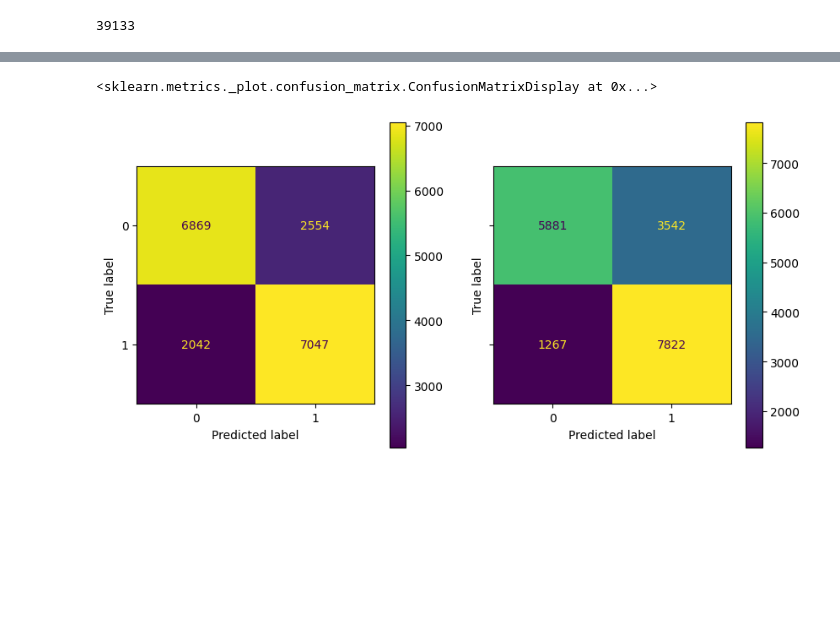
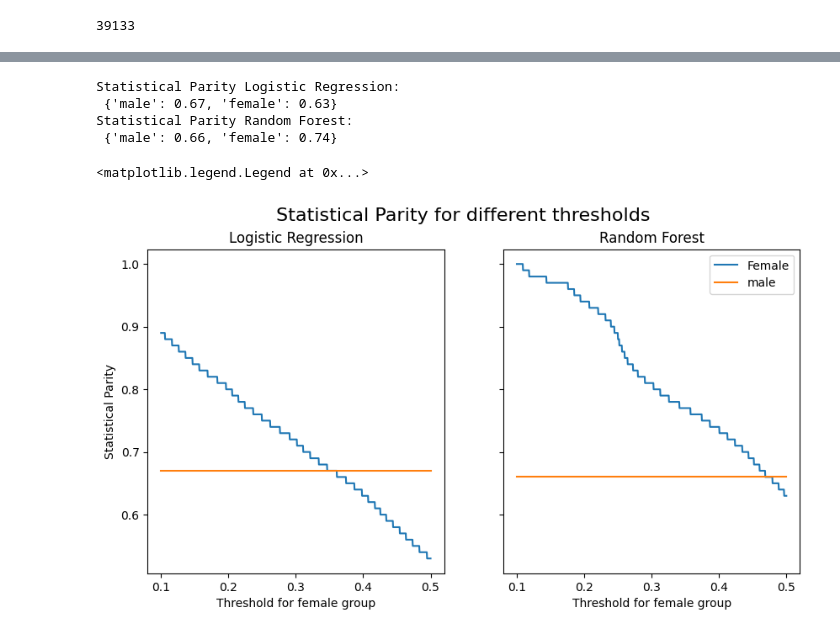
Before and after one commit to TheJarmanitor/algorithmic_fairness_2024, a Jupyter notebook: Handin_1/afae24-assignment-01-template.ipynb, the cells around one changed output, grey strips where cells are left out. Drawn from its saved outputs; the diff is of its cells as text; code cells hidden in the pictures; blank space fills up the shorter version.

```diff
--- a/Handin_1/afae24-assignment-01-template.ipynb
+++ b/Handin_1/afae24-assignment-01-template.ipynb
@@ -419,3 +378,5 @@ Accuracy:  0.7632228122256136
 # %%
 cm_log_post_male = confusion_matrix(y_test[group_test == 1], y_pred_log_post[group_test==1])
 cm_log_post_female = confusion_matrix(y_test[group_test == 2], y_pred_log_post[group_test==2])
+cm_clf_post_male = confusion_matrix(y_test[group_test == 1], y_pred_clf_post[group_test==1])
+cm_clf_post_female = confusion_matrix(y_test[group_test == 2], y_pred_clf_post[group_test==2])
@@ -454,8 +383,64 @@ print(equalized_odds_log_post)
-# %%
-confusion_matrix_post_female = confusion_matrix(y_test_female, y_pred_logR_female_post)
-
-
-fig, ax = plt.subplots(1,2, figsize=(10,5), sharex=True, sharey=True)
-# %% [output]
-<sklearn.metrics._plot.confusion_matrix.ConfusionMatrixDisplay at 0x...>
-[figure, removed]
+# %%
+statistical_parity_post_log = {
+    "male" : round(cm_log_post_male.sum(axis=0)[1]/len(y_test[group_test == 1]),2),
+    "female" : round(cm_log_post_female.sum(axis=0)[1]/len(y_test[group_test == 2]),2)
+}
+
+
+statistical_parity_clf = {
+    "male" : round(cm_clf_post_male.sum(axis=0)[1]/len(y_test[group_test == 1]),2),
+    "female" : round(cm_clf_post_female.sum(axis=0)[1]/len(y_test[group_test == 2]),2)
+}
+
+
+print("Statistical Parity Logistic Regression: \n", statistical_parity_post_log)
+print("Statistical Parity Random Forest: \n", statistical_parity_clf)
+# %% [output]
+Statistical Parity Logistic Regression:
+ {'male': 0.67, 'female': 0.63}
+Statistical Parity Random Forest:
+ {'male': 0.66, 'female': 0.74}
+# %%
+threshold_points = np.linspace(0.1,0.5,1000)
+
+statistical_parity_post_log = {
+    "male": [],
+    "female": []
+}
+
+statistical_parity_post_clf = {
+    "male": [],
+    "female": []
+}
+
+for threshold in threshold_points:
+    y_pred_log_post = predict_with_threshold(y_pred_proba_logR, threshold, group_test, 2)
+    y_pred_clf_post = predict_with_threshold(y_pred_proba_clf, threshold, group_test, 2)
+
+    cm_log_post_male = confusion_matrix(y_test[group_test == 1], y_pred_log_post[group_test==1])
+    cm_log_post_female = confusion_matrix(y_test[group_test == 2], y_pred_log_post[group_test==2])
+    statistical_parity_post_log["male"].append(round(cm_log_post_male.sum(axis=0)[1]/len(y_test[group_test == 1]),2))
+    statistical_parity_post_log["female"].append(round(cm_log_post_female.sum(axis=0)[1]/len(y_test[group_test == 2]),2))
+
+    cm_clf_post_male = confusion_matrix(y_test[group_test == 1], y_pred_clf_post[group_test==1])
+    cm_clf_post_female = confusion_matrix(y_test[group_test == 2], y_pred_clf_post[group_test==2])
+    statistical_parity_post_clf["male"].append(round(cm_clf_post_male.sum(axis=0)[1]/len(y_test[group_test == 1]),2))
+    statistical_parity_post_clf["female"].append(round(cm_clf_post_female.sum(axis=0)[1]/len(y_test[group_test == 2]),2))
+# %%
+fig, ax = plt.subplots(1,2, figsize=(10,5), sharey=True)
+
+ax[0].plot(threshold_points, statistical_parity_post_log["female"], label="Female")
+ax[0].plot(threshold_points, statistical_parity_post_log["male"], label="male")
+ax[0].set_xlabel("Threshold for female group")
+ax[0].set_ylabel("Statistical Parity")
+ax[0].set_title("Logistic Regression")
+
+ax[1].plot(threshold_points, statistical_parity_post_clf["female"], label="Female")
+ax[1].plot(threshold_points, statistical_parity_post_clf["male"], label="male")
+ax[1].set_xlabel("Threshold for female group")
+ax[1].set_title("Random Forest")
+plt.suptitle("Statistical Parity for different thresholds", fontsize=16)
+plt.legend()
+# %% [output]
+<matplotlib.legend.Legend at 0x...>
+[figure, added]
```
Also changed, not shown: parts of 27 cells of this notebook.
